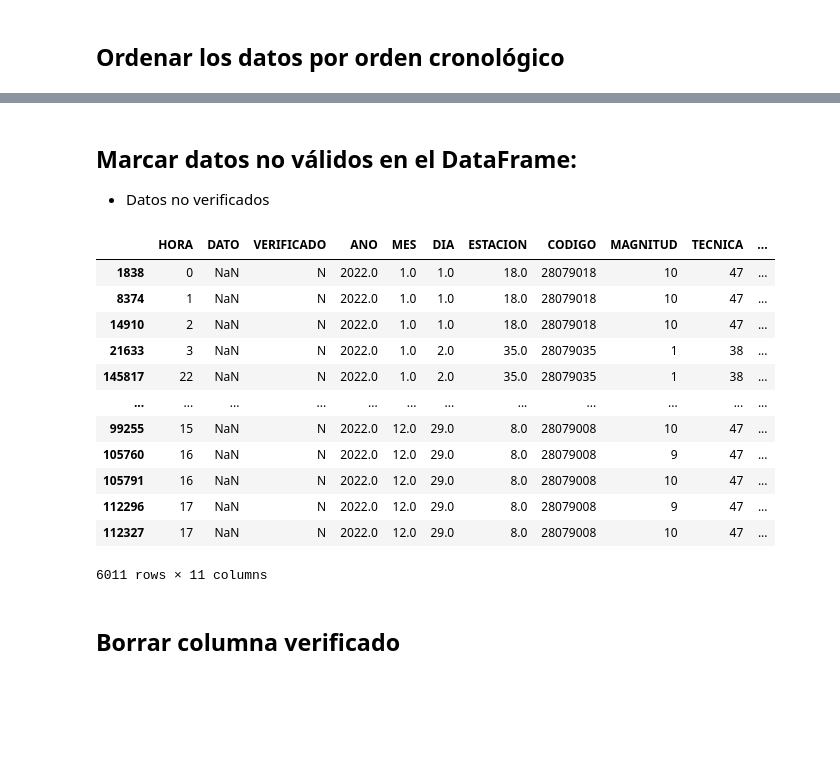
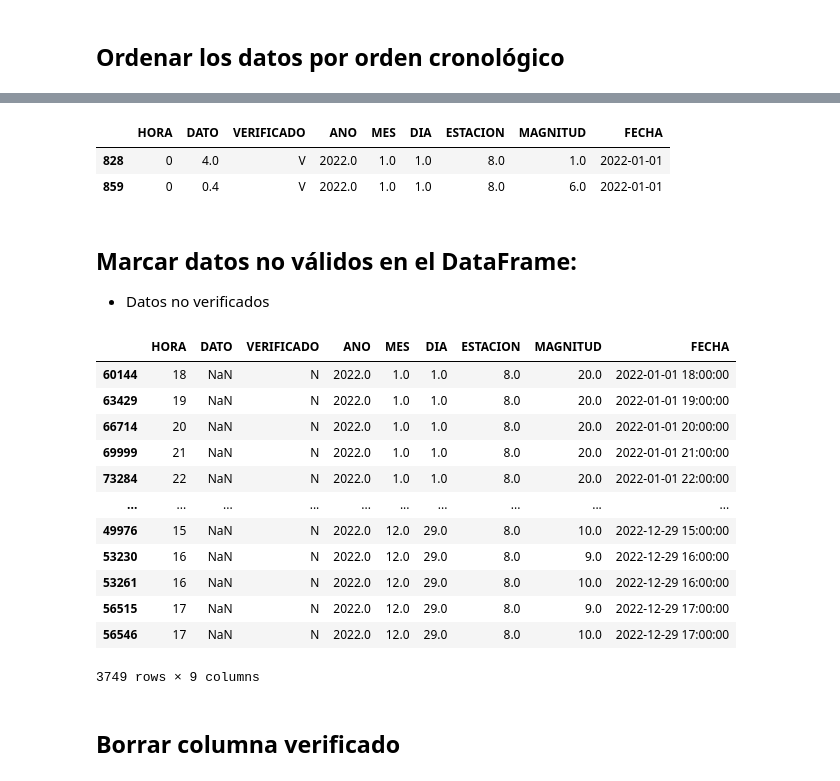
Before and after one commit to EmmaMontalban/grupo1_analisis, a Jupyter notebook: notebooks/0.1.Creaccion_columnas__aire.ipynb, the cells around one changed output, grey strips where cells are left out. Cells and saved outputs as stored; diff of their text form; code cells hidden in the pictures; blank space fills up the shorter version.

Commit message:
creacion nuevas columnas CSV aire

```diff
--- a/notebooks/0.1.Creaccion_columnas__aire.ipynb
+++ b/notebooks/0.1.Creaccion_columnas__aire.ipynb
@@ -73,7 +86,6 @@ df_aire.head()
 # %%
-df_aire  = df_aire[(df_aire['ESTACION'] == 8) | (df_aire['ESTACION'] == 18) | (df_aire['ESTACION'] == 24 )
-                | (df_aire['ESTACION'] == 35) | (df_aire['ESTACION'] == 36) ]
-df_aire.head()
+df_aire  = df_aire[(df_aire['ESTACION'] == 8)]
+df_aire.head(2)
 # %% [output]
 |  | PROVINCIA | MUNICIPIO | ESTACION | MAGNITUD | PUNTO_MUESTREO | ANO | MES | DIA | H01 | V01 | ... |
 | 150 | 28 | 79 | 8 | 1 | 28079008_1_38 | 2022 | 4 | 1 | 4.0 | V | ... |
@@ -97,19 +106,19 @@ veri_columns = [ 'V01', 'V02', 'V03', 'V04', 'V05', 'V06', 'V07', 'V08', 'V09',
 
 hora_column = np.arange(1,25) # feature label
 
-data = pd.DataFrame(columns=['HORA', 'DATO', 'VERIFICADO'])
+df = pd.DataFrame(columns=['HORA', 'DATO', 'VERIFICADO'])
 aux = pd.DataFrame(columns=['ANO', 'MES', 'DIA', 'HORA', 'DATO', 'VERIFICADO', 'ESTACION']) # aux de próxima fila a ser añadida
 for  (h,d,v) in zip(hora_column, data_columns, veri_columns):
     aux
     aux['DATO'] = df_aire [ data_columns[h-1] ]
-    aux[['CODIGO', 'MAGNITUD', 'TECNICA']] = df_aire['PUNTO_MUESTREO'].str.split('_', n=2, expand=True)
+    # aux[['CODIGO', 'MAGNITUD_IDX', 'TECNICA']] = df_aire['PUNTO_MUESTREO'].str.split('_', n=2, expand=True).astype(int)
     aux['VERIFICADO'] = df_aire [ veri_columns[h-1] ]
     aux['HORA'] = h-1
     aux[['ANO', 'MES', 'DIA']] = df_aire[['ANO','MES','DIA']]
-    #aux['MAGNITUD'] = df_aire ['MAGNITUD']
+    aux['MAGNITUD'] = df_aire ['MAGNITUD'].astype(int)
     aux['ESTACION'] = df_aire ['ESTACION']
-    data = pd.concat([data, aux], ignore_index=True)
-data = data.astype({'HORA': 'int32'}, copy = False)
-
-data.head()
+    df = pd.concat([df, aux], ignore_index=True)
+df = df.astype({'HORA': 'int32'}, copy = False)
+print(df.shape)
+df.head()
 # %% [output]
@@ -122,6 +132,6 @@ data.head()
 # %% [markdown]
 ## Añadir la columna fecha en formato datetime al nuevo dataset
 # %%
-data['FECHA'] = pd.to_datetime(data[['ANO','MES','DIA','HORA']].rename(columns = {'ANO': 'year', 'MES': 'month','DIA': 'day', 'HORA': 'hour'}))
-data.head()
+df['FECHA'] = pd.to_datetime(df[['ANO','MES','DIA','HORA']].rename(columns = {'ANO': 'year', 'MES': 'month','DIA': 'day', 'HORA': 'hour'}))
+df.head(2)
 # %% [output]
@@ -153,23 +143,30 @@ data
+# %%
+df = df.sort_values(['FECHA','HORA'])
+df.head(2)
+# %% [output]
+|  | HORA | DATO | VERIFICADO | ANO | MES | DIA | ESTACION | MAGNITUD | FECHA |
+| 828 | 0 | 4.0 | V | 2022.0 | 1.0 | 1.0 | 8.0 | 1.0 | 2022-01-01 |
+| 859 | 0 | 0.4 | V | 2022.0 | 1.0 | 1.0 | 8.0 | 6.0 | 2022-01-01 |
 # %% [markdown]
 ## Marcar datos no válidos en el DataFrame:
 * Datos no verificados
 # %%
-data.loc[data['VERIFICADO'] != 'V', ['DATO']] = np.nan
-data.loc[data['VERIFICADO'] != 'V']
+df.loc[df['VERIFICADO'] != 'V', ['DATO']] = np.nan
+df.loc[df['VERIFICADO'] != 'V']
 # %% [output]
-|  | HORA | DATO | VERIFICADO | ANO | MES | DIA | ESTACION | CODIGO | MAGNITUD | TECNICA | ... |
-| 1838 | 0 | NaN | N | 2022.0 | 1.0 | 1.0 | 18.0 | 28079018 | 10 | 47 | ... |
-| 8374 | 1 | NaN | N | 2022.0 | 1.0 | 1.0 | 18.0 | 28079018 | 10 | 47 | ... |
-| 14910 | 2 | NaN | N | 2022.0 | 1.0 | 1.0 | 18.0 | 28079018 | 10 | 47 | ... |
-| 21633 | 3 | NaN | N | 2022.0 | 1.0 | 2.0 | 35.0 | 28079035 | 1 | 38 | ... |
-| 145817 | 22 | NaN | N | 2022.0 | 1.0 | 2.0 | 35.0 | 28079035 | 1 | 38 | ... |
-| ... | ... | ... | ... | ... | ... | ... | ... | ... | ... | ... | ... |
-| 99255 | 15 | NaN | N | 2022.0 | 12.0 | 29.0 | 8.0 | 28079008 | 10 | 47 | ... |
-| 105760 | 16 | NaN | N | 2022.0 | 12.0 | 29.0 | 8.0 | 28079008 | 9 | 47 | ... |
-| 105791 | 16 | NaN | N | 2022.0 | 12.0 | 29.0 | 8.0 | 28079008 | 10 | 47 | ... |
-| 112296 | 17 | NaN | N | 2022.0 | 12.0 | 29.0 | 8.0 | 28079008 | 9 | 47 | ... |
-| 112327 | 17 | NaN | N | 2022.0 | 12.0 | 29.0 | 8.0 | 28079008 | 10 | 47 | ... |
+|  | HORA | DATO | VERIFICADO | ANO | MES | DIA | ESTACION | MAGNITUD | FECHA |
+| 60144 | 18 | NaN | N | 2022.0 | 1.0 | 1.0 | 8.0 | 20.0 | 2022-01-01 18:00:00 |
+| 63429 | 19 | NaN | N | 2022.0 | 1.0 | 1.0 | 8.0 | 20.0 | 2022-01-01 19:00:00 |
+| 66714 | 20 | NaN | N | 2022.0 | 1.0 | 1.0 | 8.0 | 20.0 | 2022-01-01 20:00:00 |
+| 69999 | 21 | NaN | N | 2022.0 | 1.0 | 1.0 | 8.0 | 20.0 | 2022-01-01 21:00:00 |
+| 73284 | 22 | NaN | N | 2022.0 | 1.0 | 1.0 | 8.0 | 20.0 | 2022-01-01 22:00:00 |
+| ... | ... | ... | ... | ... | ... | ... | ... | ... | ... |
+| 49976 | 15 | NaN | N | 2022.0 | 12.0 | 29.0 | 8.0 | 10.0 | 2022-12-29 15:00:00 |
+| 53230 | 16 | NaN | N | 2022.0 | 12.0 | 29.0 | 8.0 | 9.0 | 2022-12-29 16:00:00 |
+| 53261 | 16 | NaN | N | 2022.0 | 12.0 | 29.0 | 8.0 | 10.0 | 2022-12-29 16:00:00 |
+| 56515 | 17 | NaN | N | 2022.0 | 12.0 | 29.0 | 8.0 | 9.0 | 2022-12-29 17:00:00 |
+| 56546 | 17 | NaN | N | 2022.0 | 12.0 | 29.0 | 8.0 | 10.0 | 2022-12-29 17:00:00 |
-6011 rows × 11 columns
+3749 rows × 9 columns
 # %% [markdown]
 ## Borrar columna verificado
 # %%
```
Also changed, not shown: parts of 35 cells of this notebook, 1 other file.
